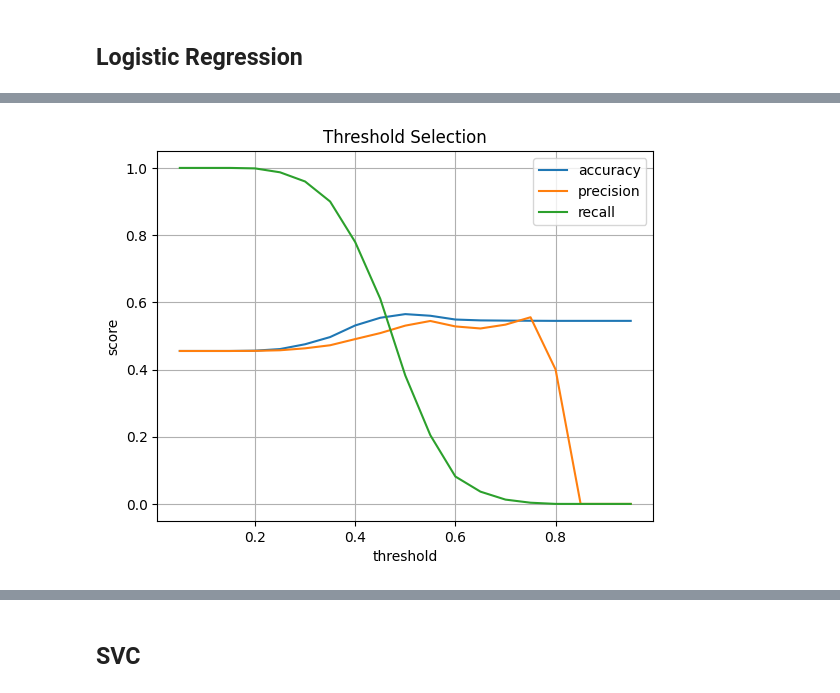
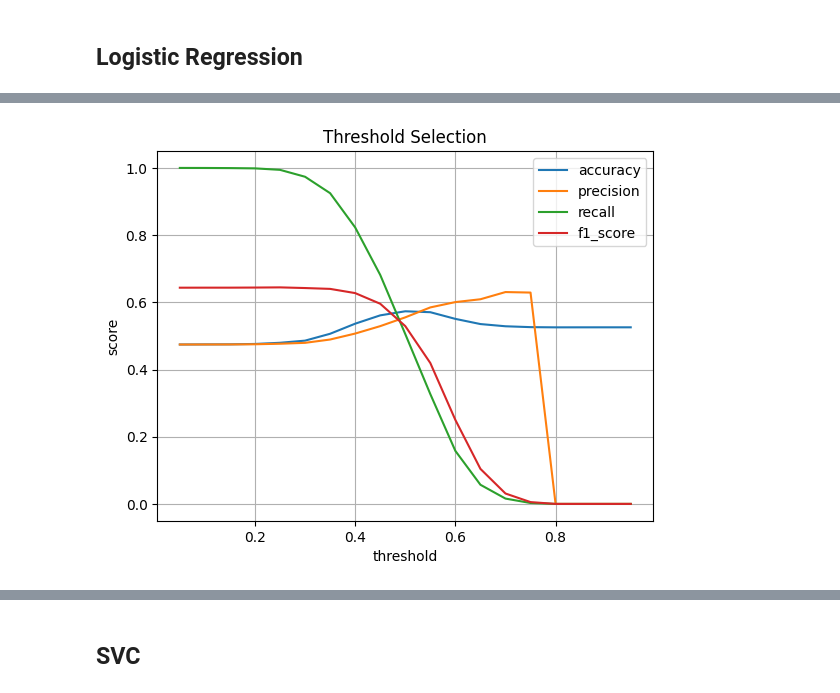
Before and after one commit to Luzinsan/ML_learn, a Jupyter notebook: ML/Innopolis/material/1 semester/Machine Learning/Project/notebooks/classification_task.ipynb, the cells around one changed output, grey strips where cells are left out. Saved outputs shown, nothing was run; the diff lists cells and outputs as text; code cells hidden in the pictures.

Commit message:
ML: removing outls with IQR, smt else in classification issue
+ improving results in regression (Ridge: MAE=4.8760)

```diff
--- a/ML/Innopolis/material/1 semester/Machine Learning/Project/notebooks/classification_task.ipynb
+++ b/ML/Innopolis/material/1 semester/Machine Learning/Project/notebooks/classification_task.ipynb
@@ -187,0 +394,7 @@ Index(['profit', 'max_price', 'min_price', 'avg_price'], dtype='object')
+# %%
+X_train = impute_dates(X_train)
+X_test = impute_dates(X_test)
+# %%
+X_train, y_train = extract_target(X_train, q_target)
+X_test, y_test = extract_target(X_test, test_subset=test_subset)
+data_features = ['date_create','order_start_prepare']
@@ -188,11 +481,11 @@ Index(['profit', 'max_price', 'min_price', 'avg_price'], dtype='object')
 # %%
 ###################################### Encoding #####################################
-cat_features = ['store_id','region_id','status_id']
-encoder = cat_boost.CatBoostEncoder(cols=cat_features, random_state=42)
+cat_features = ['store_id','region_id']
+encoder = cat_boost.CatBoostEncoder(cols=cat_features)
 X_train = encoder.fit_transform(X_train, y_train)
 X_test = encoder.transform(X_test, y_test)
 # %%
 ##################################### Scaling #####################################
-scaler = preprocessing.RobustScaler()
+scaler = scaler_class()
 X_train = pd.DataFrame(scaler.fit_transform(X_train), columns=scaler.get_feature_names_out())
 X_test = pd.DataFrame(scaler.transform(X_test), columns=scaler.get_feature_names_out())
@@ -248,21 +500,31 @@ array([[19102,  7523],
 # %%
-thresholds = np.arange(0.05, 0.99, 0.05)
-pred_proba = clf.predict_proba(X_test)
+def logistic_regressor(X_train, y_train, X_test, y_test):
+    clf = LogisticRegression(random_state=42).fit(X_train, y_train)
+    thresholds = np.arange(0.05, 0.99, 0.05)
+    pred_proba = clf.predict_proba(X_test)
 
-results = [[],[],[]]
-for i in thresholds:
-    y_test_pred_thr = np.where(pred_proba[:, 1] > i, 1, 0)
-    results[0].append(metrics.accuracy_score(y_test, y_test_pred_thr)) # accuracy
-    results[1].append(metrics.precision_score(y_test, y_test_pred_thr)) # precision
-    results[2].append(metrics.recall_score(y_test, y_test_pred_thr)) # recall
+    metric_funcs = [metrics.accuracy_score,
+                    metrics.precision_score,
+                    metrics.recall_score,
+                    metrics.f1_score]
+    results = [[],[],[],[]]
+    for i in thresholds:
+        y_test_pred_thr = np.where(pred_proba[:, 1] > i, 1, 0)
+        [
+            results[idx].append(metric_func(y_test, y_test_pred_thr))
+            for idx, metric_func
+            in enumerate(metric_funcs)
+        ]
 
-plt.plot(thresholds, results[0], label = 'accuracy')
-plt.plot(thresholds, results[1], label = 'precision')
-plt.plot(thresholds, results[2], label = 'recall')
-plt.title('Threshold Selection')
-plt.xlabel('threshold')
-plt.ylabel('score')
-plt.legend()
-plt.grid()
+    [plt.plot(thresholds, results[idx], label=metric)
+    for idx, metric in enumerate(['accuracy', 'precision', 'recall', 'f1_score'])]
+    plt.title('Threshold Selection')
+    plt.xlabel('threshold')
+    plt.ylabel('score')
+    plt.legend()
+    plt.grid()
+    return clf
+
+clf = logistic_regressor(X_train, y_train, X_test, y_test)
 # %% [output]
-[figure, old version]
+[figure, new version]
```
Also changed, not shown: parts of 59 cells of this notebook, 3 other files.
